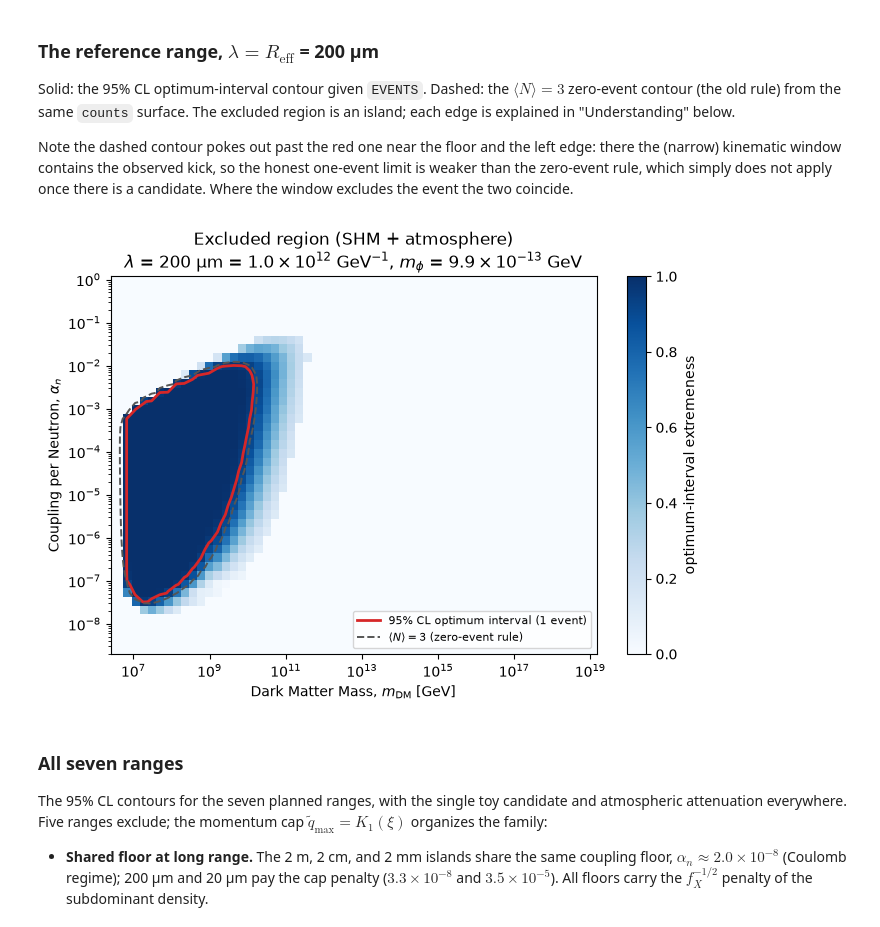
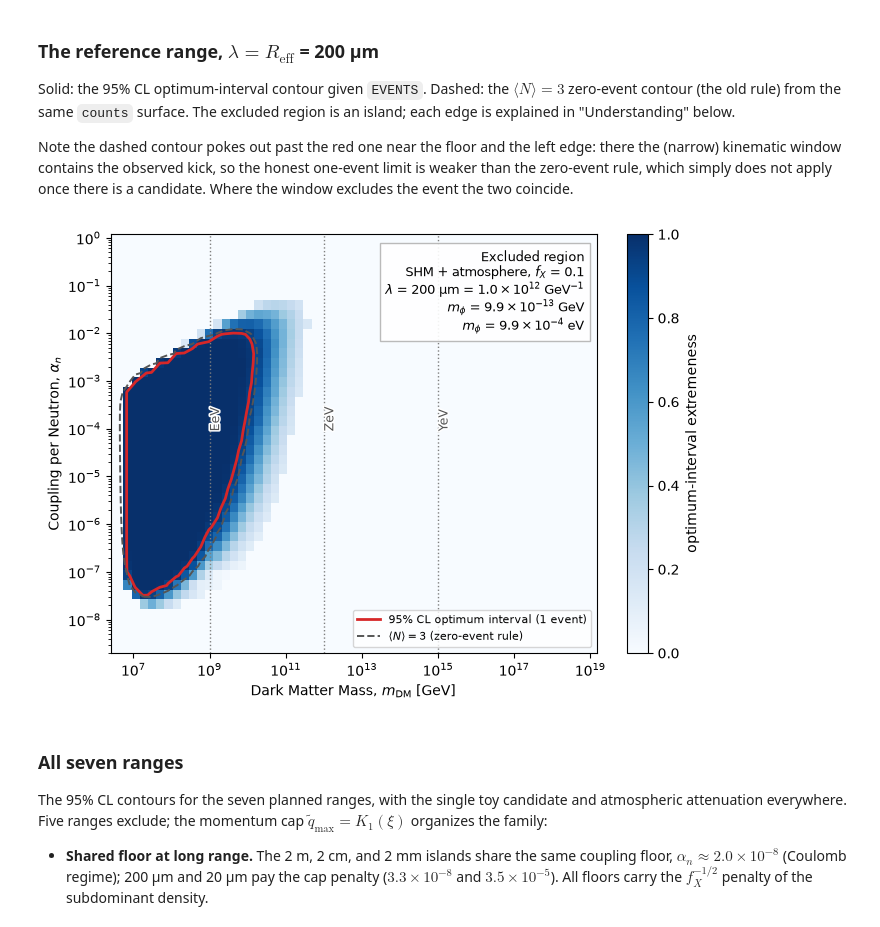
Before and after one commit to PolonaiseExperiment/luhdm, a Jupyter notebook: notebooks/limit_contour.ipynb, the cells around one changed output. Drawn from its saved outputs; the diff is of its cells as text; code cells hidden in the pictures.

Commit message:
eV-only legends; in-axes info boxes; EeV/ZeV/YeV mass milestones; PeV line in spectra; lambda top axis in eV

```diff
--- a/notebooks/limit_contour.ipynb
+++ b/notebooks/limit_contour.ipynb
@@ -97,16 +97,33 @@ def lamb_label(lamb_m):
     return rf"$\lambda$ = {si} = ${x / 10**e:.1f}\times10^{{{e}}}$ GeV$^{{-1}}$"
 
 
-def mphi_label(lamb_m):
-    # mediator mass m_phi = hbar c / lambda, in GeV
+def mphi_label(lamb_m, unit="eV"):
+    # mediator mass m_phi = hbar c / lambda
     m_phi = 1.0 / units.conv_m2pGeV(lamb_m)
+    if unit == "eV":
+        m_phi *= 1e9
     e = int(np.floor(np.log10(m_phi)))
-    return rf"$m_\phi$ = ${m_phi / 10**e:.1f}\times10^{{{e}}}$ GeV"
+    return rf"$m_\phi$ = ${m_phi / 10**e:.1f}\times10^{{{e}}}$ {unit}"
 
 
 def range_legend(lamb_m):
-    # legend entry: range and the corresponding mediator mass
+    # legend entry: range and the corresponding mediator mass (in eV)
     return lamb_label(lamb_m).split(" = $")[0] + ", " + mphi_label(lamb_m)
+
+
+# SI-prefix milestones on a DM-mass axis (masses in GeV; names in eV prefixes)
+MASS_MILESTONES = [(1e6, "PeV"), (1e9, "EeV"), (1e12, "ZeV"), (1e15, "YeV")]
+
+def mark_mass_milestones(ax, m_lo, m_hi):
+    import matplotlib.patheffects as _pe
+    for m_gev, name in MASS_MILESTONES:
+        if m_lo < m_gev < m_hi:
+            ax.axvline(m_gev, color="#7f7f7f", lw=1.0, ls=":", zorder=1)
+            txt = ax.text(m_gev, 0.52, f" {name}", color="#555555",
+                          fontsize=9, ha="left", va="bottom", rotation=90,
+                          transform=ax.get_xaxis_transform())
+            txt.set_path_effects([_pe.Stroke(linewidth=2.2, foreground="w"),
+                                  _pe.Normal()])
 
 
 np.random.seed(20260702)         # luhdm samplers use legacy np.random
@@ -316,27 +336,33 @@ the two coincide.
 # %%
 fig, ax = plt.subplots(figsize=(7, 5))
 mesh = ax.pcolormesh(REF["ms"], REF["alphas_n"], REF["extremeness"],
                      cmap="Blues", vmin=0, vmax=1, shading="auto")
 fig.colorbar(mesh, ax=ax, label="optimum-interval extremeness")
 cs95 = ax.contour(REF["ms"], REF["alphas_n"], REF["extremeness"],
                   levels=[CONFIDENCE], colors="#d62728", linewidths=2)
 cs3 = ax.contour(REF["ms"], REF["alphas_n"], REF["counts"], levels=[3.0],
                  colors="#555555", linewidths=1.4, linestyles="--")
 ax.plot([], [], color="#d62728", lw=2,
         label=f"{CONFIDENCE:.0%} CL optimum interval ({EVENTS.size} event)")
 ax.plot([], [], color="#555555", lw=1.4, ls="--",
         label=r"$\langle N\rangle = 3$ (zero-event rule)")
 ax.set_xscale("log")
 ax.set_yscale("log")
 ax.set_xlabel(r"Dark Matter Mass, $m_{\rm DM}$ [GeV]")
 ax.set_ylabel(r"Coupling per Neutron, $\alpha_n$")
-ax.set_title("Excluded region (SHM + atmosphere)\n" + lamb_label(LAMB_REF)
-             + ", " + mphi_label(LAMB_REF))
+mark_mass_milestones(ax, REF["ms"].min(), M_PLANCK)
+ax.text(0.975, 0.965,
+        "Excluded region\nSHM + atmosphere, $f_X$ = 0.1\n"
+        + lamb_label(LAMB_REF) + "\n"
+        + mphi_label(LAMB_REF, unit="GeV") + "\n"
+        + mphi_label(LAMB_REF, unit="eV"),
+        transform=ax.transAxes, ha="right", va="top", fontsize=9,
+        bbox=dict(fc="white", ec="0.7", alpha=0.9))
 ax.legend(loc="lower right", fontsize=8)
 fig.tight_layout()
 fig.savefig("limit_contour.png", dpi=140)
 # %% [output]
-[figure, old version]
+[figure, new version]
 # %% [markdown]
 ### All seven ranges
 
```
Also changed, not shown: parts of 4 cells of this notebook, 4 other files.
